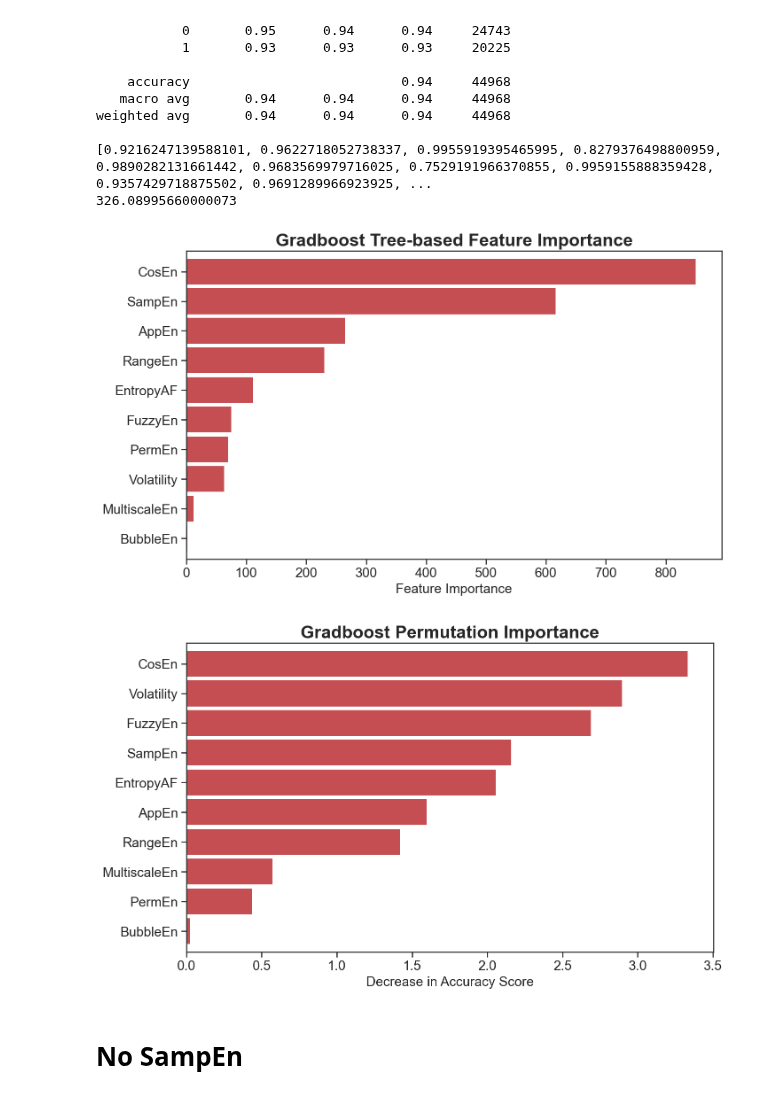
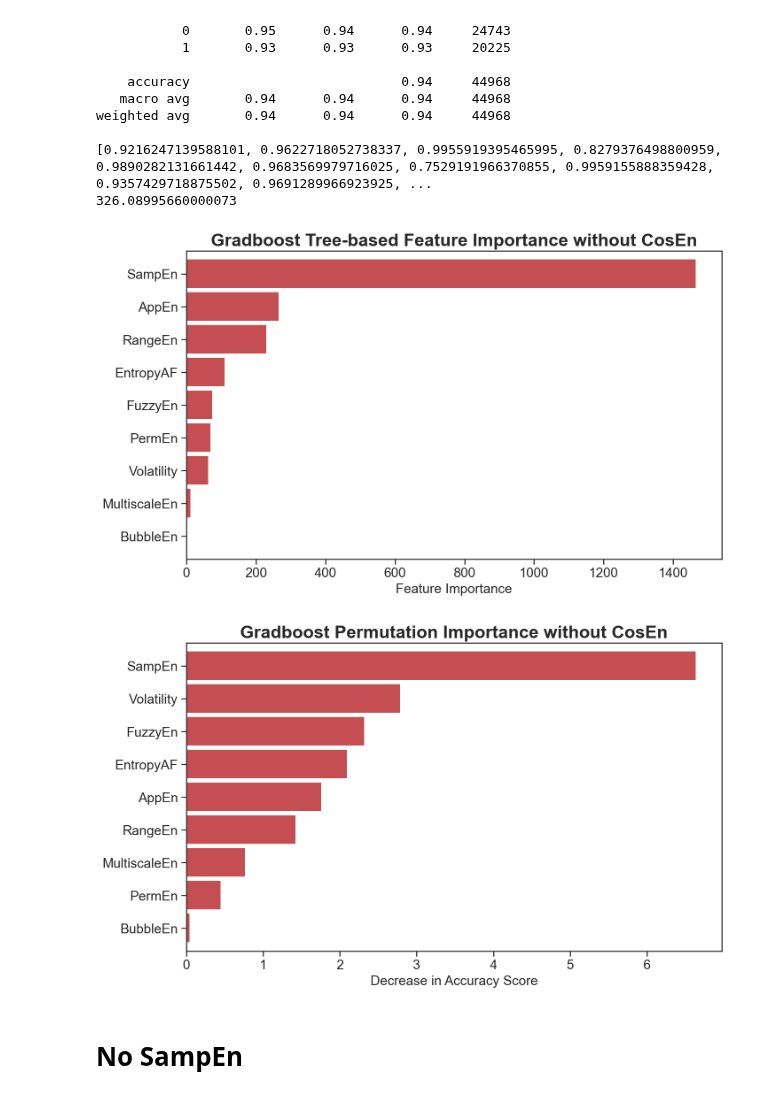
Before and after one commit to NNLUliskey/svsm_ml_2022, a Jupyter notebook: Gradboost.ipynb, the cells around one changed output. Saved outputs shown, nothing was run; the diff lists cells and outputs as text; code cells hidden in the pictures.

Commit message:
graphs

```diff
--- a/Gradboost.ipynb
+++ b/Gradboost.ipynb
@@ -362,7 +362,7 @@ mode_depth = 8
 #confusion_matrix_df = pd.DataFrame(columns=['TN', 'FP', 'FN', 'TP'])
 
 from sklearn.inspection import permutation_importance
-x_values = ['AppEn','SampEn','CosEn','RangeEn', 'FuzzyEn',
+x_values = ['AppEn','SampEn','RangeEn', 'FuzzyEn',
        'EntropyAF', 'PermEn', 'BubbleEn', 'MultiscaleEn', 'Volatility',]
 y_values = ['Rhythm']
 #for df in features_df_list:
@@ -462,7 +462,7 @@ perm_imp_df_t = perm_imp_df.T
 perm_imp_df_t.columns = ["Importance"]
 perm_imp_df_t.sort_values(by=['Importance'],ascending=False)
 
-perm_imp_df_t.to_csv('perm_imp.csv',mode='a',header=False)
+#perm_imp_df_t.to_csv('perm_imp.csv',mode='a',header=False)
 
 perm_imp_df_t = perm_imp_df_t.drop(["Gradboost"])
 # %% [output]
@@ -525,7 +525,7 @@ df61.plot(kind='barh', color='r', ax=ax, legend=False,width=0.9)
 
 # Set axes labels and title
 ax.set_xlabel("Feature Importance", fontsize=15)
-ax.set_title("Gradboost Tree-based Feature Importance", fontsize=20, weight='bold')
+ax.set_title("Gradboost Tree-based Feature Importance without CosEn", fontsize=20, weight='bold')
 
 # Make the axes labels bigger
 ax.tick_params(axis='both', which='major', labelsize=15)
@@ -533,39 +533,39 @@ ax.tick_params(axis='both', which='major', labelsize=15)
 plt.tight_layout()
 plt.show()
 # %% [output]
-[figure, old version]
+[figure, new version]
 # %%
 import matplotlib as mpl
 
 # perm_imp_df = pd.DataFrame([perm_imp_dict])
 
 # perm_imp_df_t = perm_imp_df.T
 # perm_imp_df_t.columns = ["Importance"]
 # perm_imp_df_t.sort_values(by=['Importance'],ascending=False)
 
 
 df62 = perm_imp_df_t.sort_values(by='Importance', axis=0, ascending=True)
 
 mpl.rcParams['font.family'] = 'Arial'
 
 # Create a figure and a set of subplots
 fig, ax = plt.subplots(figsize=(10, 6))
 
 # Create the plot
 df62.plot(kind='barh', color='r', ax=ax, legend=False,width=0.9)
 
 # Set axes labels and title
 ax.set_xlabel("Decrease in Accuracy Score", fontsize=15)
-ax.set_title("Gradboost Permutation Importance", fontsize=20, weight='bold')
+ax.set_title("Gradboost Permutation Importance without CosEn", fontsize=20, weight='bold')
 
 # Make the axes labels bigger
 ax.tick_params(axis='both', which='major', labelsize=15)
 
 plt.xlim(0)
 plt.tight_layout()
 plt.show()
 # %% [output]
-[figure, old version]
+[figure, new version]
 # %% [markdown]
 # No SampEn
 # %%
```
Also changed, not shown: parts of 2 cells of this notebook, 15 other files.
